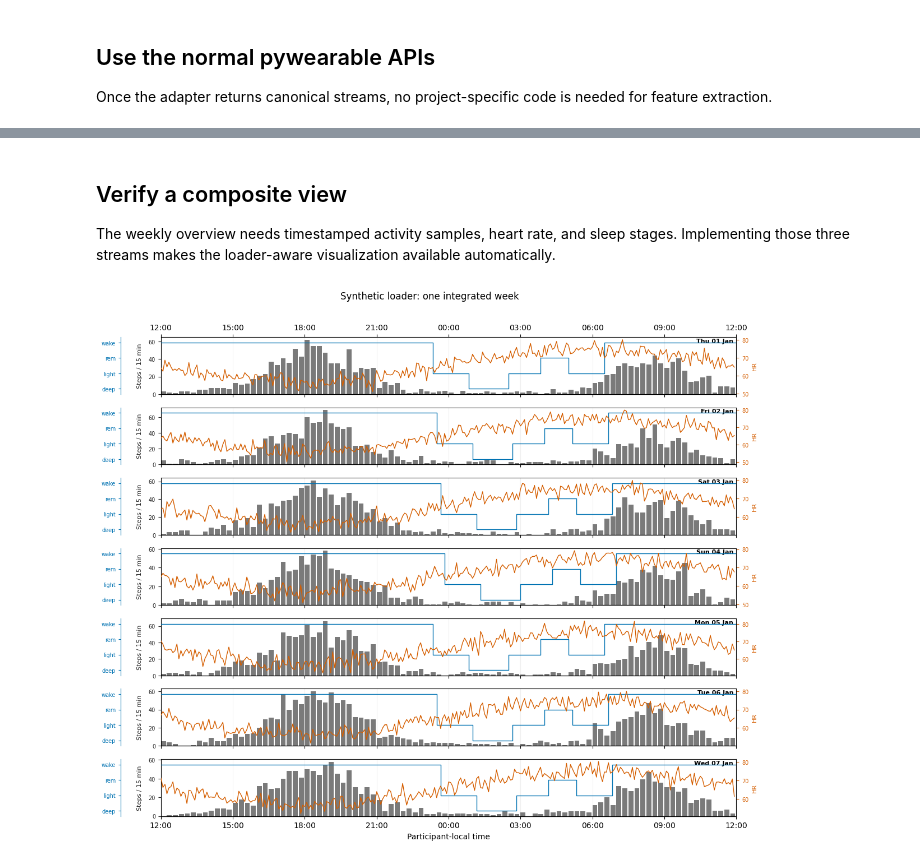
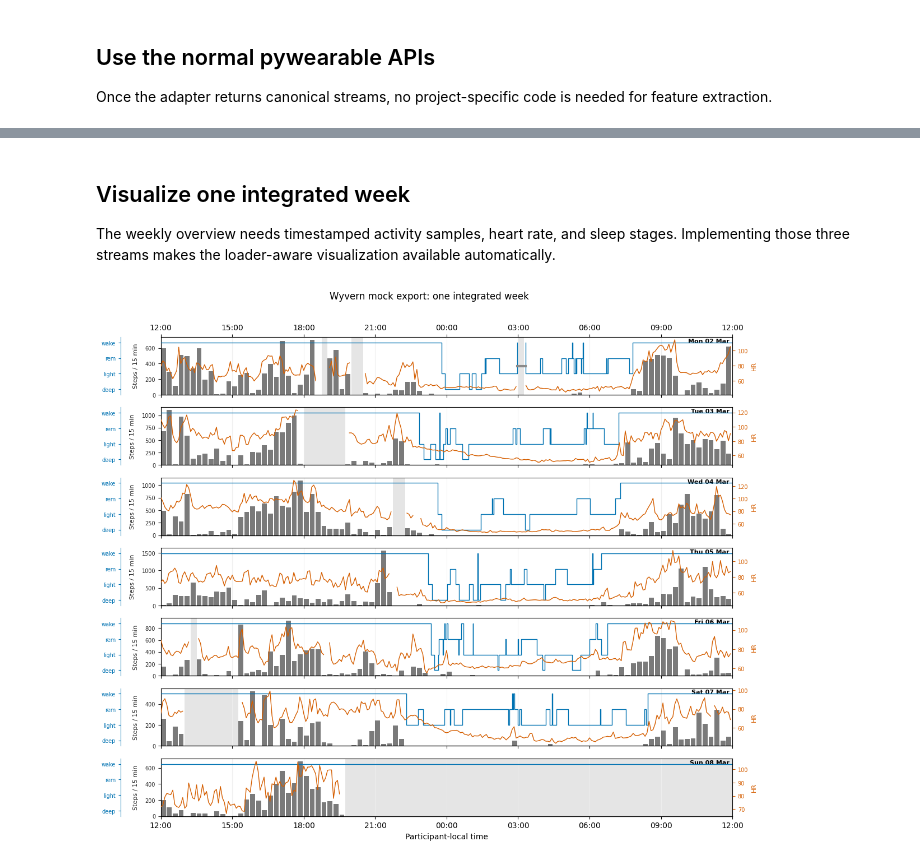
Before and after one commit to MeDiTech-SUPSI/pywearable, a Jupyter notebook: docs/_notebooks/custom_loader.ipynb, the cells around one changed output, grey strips where cells are left out. Saved outputs shown, nothing was run; the diff lists cells and outputs as text; code cells hidden in the pictures.

Commit message:
Add Wyvern custom-loader tutorial and fixtures

```diff
--- a/docs/_notebooks/custom_loader.ipynb
+++ b/docs/_notebooks/custom_loader.ipynb
@@ -241,15 +495,36 @@ Before using domain functions, inspect each loader method directly.
 Required columns, dtypes, sorting, duplicate handling, and empty
 intervals are part of the loader contract.
 # %%
-hr = loader.load_heart_rate(participant, start, start + pd.Timedelta(hours=1))
-activity_samples = loader.load_activity_samples(participant, start, start + pd.Timedelta(hours=1))
-summaries = loader.load_sleep_summary(participant, start, end)
-stage_intervals = loader.load_sleep_stage(participant, start, end)
+participant = loader.get_user_ids()[0]
+hr = loader.load_heart_rate(
+    participant, START, START + pd.Timedelta(hours=1)
+)
+activity_samples = loader.load_activity_samples(
+    participant, START, START + pd.Timedelta(hours=1)
+)
+summaries = loader.load_sleep_summary(participant, START, END)
+stage_intervals = loader.load_sleep_stage(participant, START, END)
+respiration_summary = loader.load_respiration_summary(
+    participant, START, END
+)
 
 assert set(schema.HEART_RATE_REQUIRED_COLUMNS) <= set(hr)
 assert set(schema.ACTIVITY_SAMPLE_REQUIRED_COLUMNS) <= set(activity_samples)
 assert set(schema.SLEEP_SUMMARY_REQUIRED_COLUMNS) <= set(summaries)
-assert tuple(stage_intervals.columns) == schema.SLEEP_STAGE_REQUIRED_COLUMNS
-assert loader.load_heart_rate(participant, end, end + pd.Timedelta(days=1)).empty
+assert set(schema.SLEEP_STAGE_REQUIRED_COLUMNS) <= set(stage_intervals)
+assert {
+    schema.CALENDAR_DATE_COL,
+    schema.RESPIRATORY_RATE_MEAN_COL,
+} <= set(respiration_summary)
+assert loader.load_respiration(participant, START, END).empty
+assert loader.load_heart_rate(
+    participant, END, END + pd.Timedelta(days=1)
+).empty
+assert provider_features.get_available_provider_features(loader) == [
+    WYVERN_DAILY_STRAIN_SCORE,
+    WYVERN_SLEEP_HEALTH_SCORE,
+]
+
+display(hr.head(3), activity_samples.head(3), summaries.head(3))
 print("Canonical loader checks passed")
 # %% [output]
@@ -318,5 +640,5 @@ display(daily_steps.head(), daily_hr.head(), nightly_sleep.head())
 # %% [markdown]
-## Verify a composite view
+## Visualize one integrated week
 
 The weekly overview needs timestamped activity samples, heart rate,
 and sleep stages. Implementing those three streams makes the
@@ -324,12 +646,12 @@ loader-aware visualization available automatically.
 # %%
 visualization.plot_weekly_overview(
     loader,
     participant,
-    start,
-    start + pd.Timedelta(days=7),
-    title="Synthetic loader: one integrated week",
+    START,
+    END,
+    title="Wyvern mock export: one integrated week",
     show=False,
 )
 plt.show()
 # %% [output]
-[figure, old version]
+[figure, new version]
```
Also changed, not shown: parts of 21 cells of this notebook, 16 other files.
